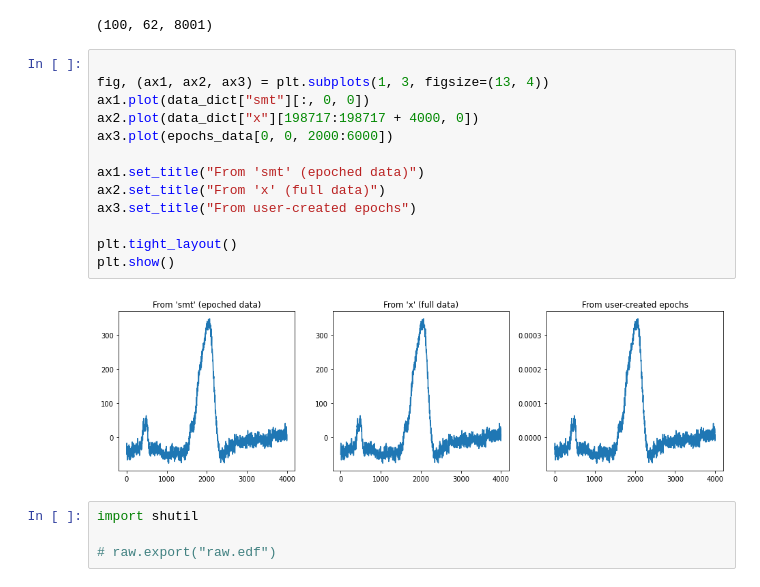
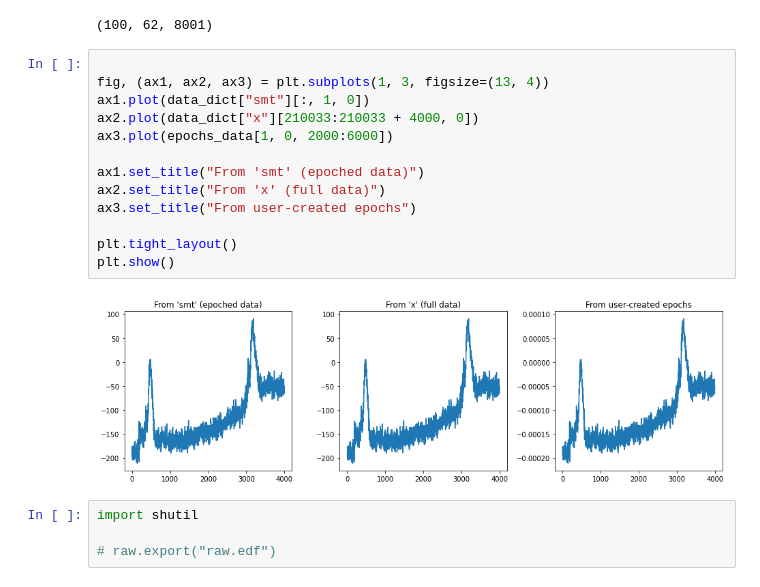
Before and after one commit to Kotzly/BCI_MsC, a Jupyter notebook: notebooks/OpenBMI.ipynb, the cells around one changed output. Saved outputs shown, nothing was run; the diff lists cells and outputs as text.

```diff
--- a/notebooks/OpenBMI.ipynb
+++ b/notebooks/OpenBMI.ipynb
@@ -224,18 +221,18 @@ Using data from preloaded Raw for 100 events and 8001 original time points ...
 # %%
 
 fig, (ax1, ax2, ax3) = plt.subplots(1, 3, figsize=(13, 4))
-ax1.plot(data_dict["smt"][:, 0, 0])
-ax2.plot(data_dict["x"][198717:198717 + 4000, 0])
-ax3.plot(epochs_data[0, 0, 2000:6000])
+ax1.plot(data_dict["smt"][:, 1, 0])
+ax2.plot(data_dict["x"][210033:210033 + 4000, 0])
+ax3.plot(epochs_data[1, 0, 2000:6000])
 
 ax1.set_title("From 'smt' (epoched data)")
 ax2.set_title("From 'x' (full data)")
 ax3.set_title("From user-created epochs")
 
 plt.tight_layout()
 plt.show()
 # %% [output]
-[figure, old version]
+[figure, new version]
 # %%
 import shutil
 
```
Also changed, not shown: parts of 13 cells of this notebook, 1 other file.
